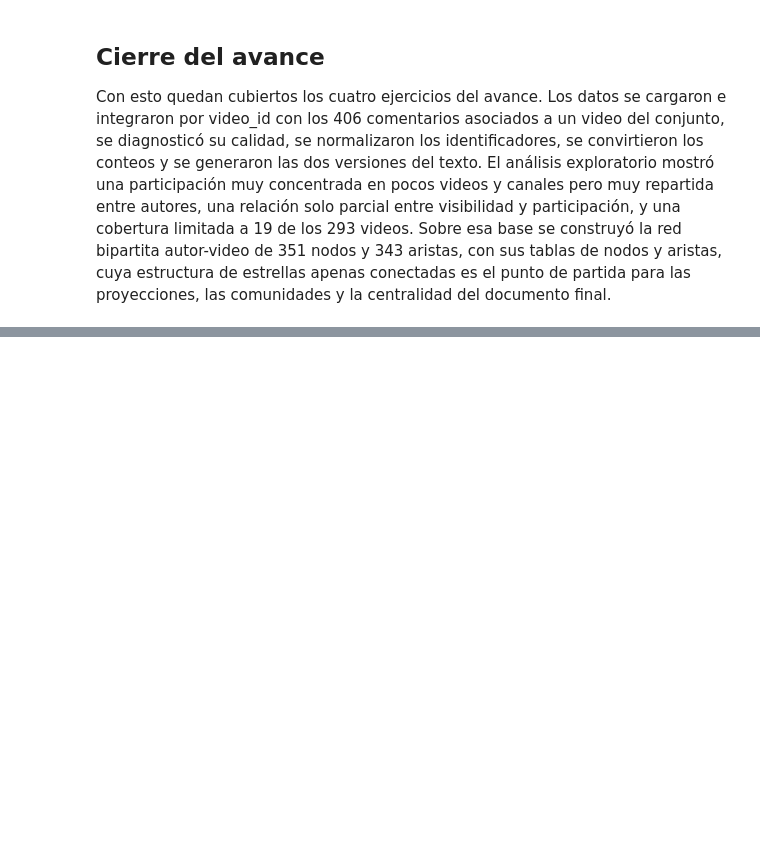
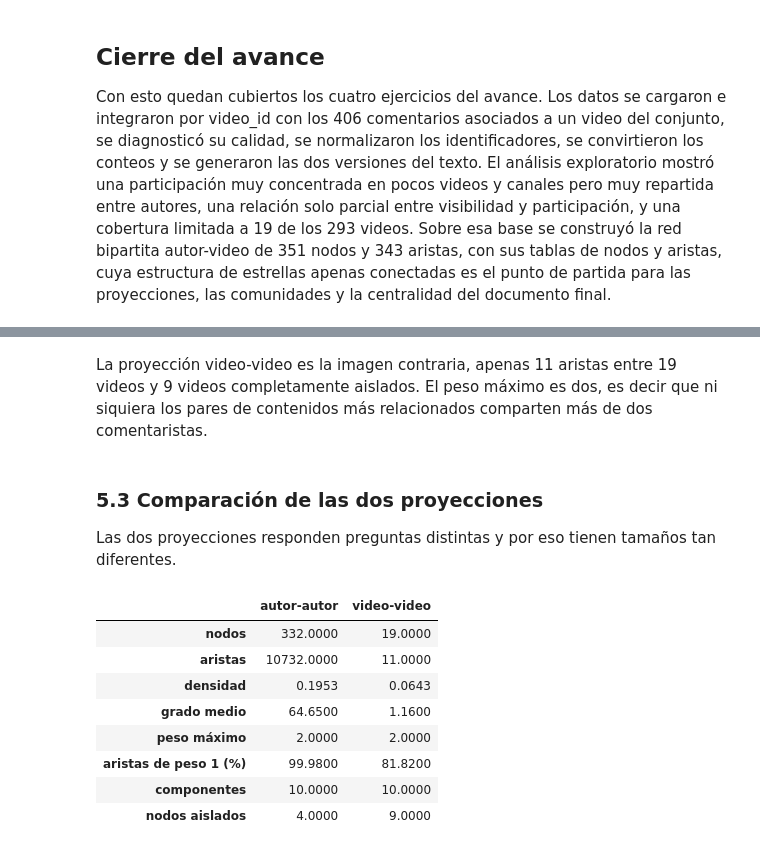
Before and after one commit to Fercho1118/Lab6_DS, a Jupyter notebook: notebooks/lab6.ipynb, the cells around one changed output, grey strips where cells are left out. Drawn from its saved outputs; the diff is of its cells as text; code cells hidden in the pictures; blank space fills up the shorter version.

```diff
--- a/notebooks/lab6.ipynb
+++ b/notebooks/lab6.ipynb
@@ -1219,0 +1309,41 @@ del documento final.
+# %% [markdown]
+La proyección video-video es la imagen contraria, apenas 11 aristas entre 19 videos y 9
+videos completamente aislados. El peso máximo es dos, es decir que ni siquiera los pares
+de contenidos más relacionados comparten más de dos comentaristas.
+# %% [markdown]
+### 5.3 Comparación de las dos proyecciones
+
+Las dos proyecciones responden preguntas distintas y por eso tienen tamaños tan
+diferentes.
+# %%
+comparacion = pd.DataFrame({
+    "autor-autor": {
+        "nodos": P_autores.number_of_nodes(),
+        "aristas": P_autores.number_of_edges(),
+        "densidad": round(nx.density(P_autores), 4),
+        "grado medio": round(2 * P_autores.number_of_edges() / P_autores.number_of_nodes(), 2),
+        "peso máximo": int(pesos_aa.max()),
+        "aristas de peso 1 (%)": round(100 * (pesos_aa == 1).mean(), 2),
+        "componentes": nx.number_connected_components(P_autores),
+        "nodos aislados": len(list(nx.isolates(P_autores)))},
+    "video-video": {
+        "nodos": P_videos.number_of_nodes(),
+        "aristas": P_videos.number_of_edges(),
+        "densidad": round(nx.density(P_videos), 4),
+        "grado medio": round(2 * P_videos.number_of_edges() / P_videos.number_of_nodes(), 2),
+        "peso máximo": int(max(d["weight"] for _, _, d in P_videos.edges(data=True))),
+        "aristas de peso 1 (%)": round(100 * np.mean(
+            [d["weight"] == 1 for _, _, d in P_videos.edges(data=True)]), 2),
+        "componentes": nx.number_connected_components(P_videos),
+        "nodos aislados": len(list(nx.isolates(P_videos)))}})
+comparacion
+# %% [output]
+|  | autor-autor | video-video |
+| nodos | 332.0000 | 19.0000 |
+| aristas | 10732.0000 | 11.0000 |
+| densidad | 0.1953 | 0.0643 |
+| grado medio | 64.6500 | 1.1600 |
+| peso máximo | 2.0000 | 2.0000 |
+| aristas de peso 1 (%) | 99.9800 | 81.8200 |
+| componentes | 10.0000 | 10.0000 |
+| nodos aislados | 4.0000 | 9.0000 |
```
Also changed, not shown: parts of 12 cells of this notebook.
